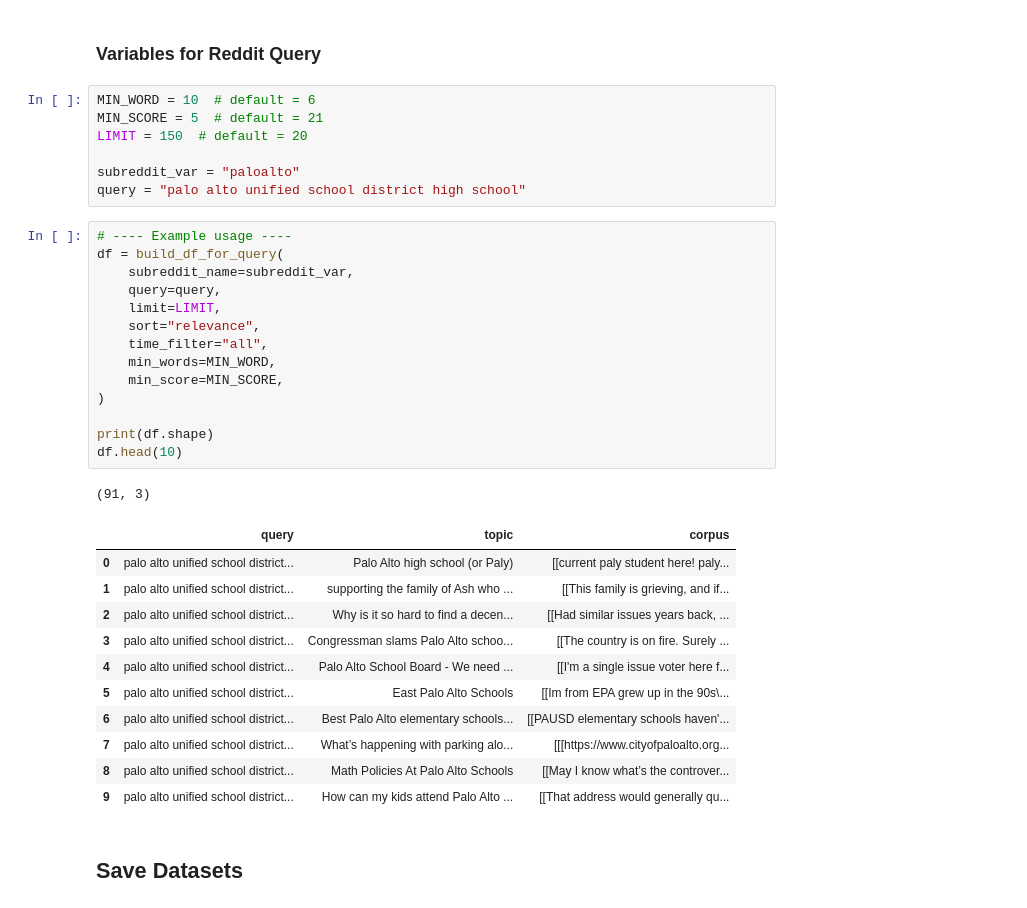
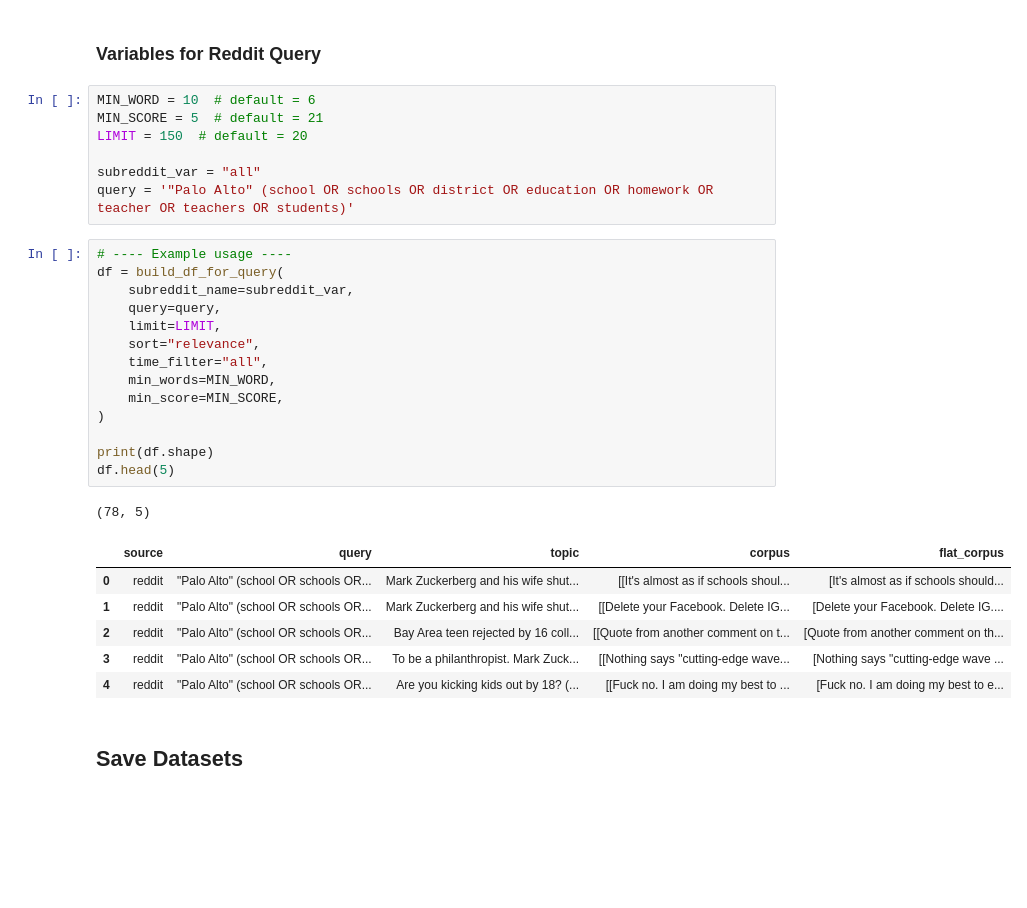
Before and after one commit to junclemente/ads509-final_project, a Jupyter notebook: notebooks/data_scraping_reddit.ipynb, the cells around one changed output. Saved outputs shown, nothing was run; the diff lists cells and outputs as text; blank space fills up the shorter version.

Commit message:
refactor: Update query functions to provide list of lists for corpus, and a flattend version for flat_corpus

```diff
--- a/notebooks/data_scraping_reddit.ipynb
+++ b/notebooks/data_scraping_reddit.ipynb
@@ -249,35 +216,30 @@ MIN_WORD = 10  # default = 6
 MIN_SCORE = 5  # default = 21
 LIMIT = 150  # default = 20
 
-subreddit_var = "paloalto"
-query = "palo alto unified school district high school"
+subreddit_var = "all"
+query = '"Palo Alto" (school OR schools OR district OR education OR homework OR teacher OR teachers OR students)'
 # %%
 # ---- Example usage ----
 df = build_df_for_query(
     subreddit_name=subreddit_var,
     query=query,
     limit=LIMIT,
     sort="relevance",
     time_filter="all",
     min_words=MIN_WORD,
     min_score=MIN_SCORE,
 )
 
 print(df.shape)
-df.head(10)
+df.head(5)
 # %% [output]
-(91, 3)
+(78, 5)
-|  | query | topic | corpus |
-| 0 | palo alto unified school district... | Palo Alto high school (or Paly) | [[current paly student here! paly... |
-| 1 | palo alto unified school district... | supporting the family of Ash who ... | [[This family is grieving, and if... |
-| 2 | palo alto unified school district... | Why is it so hard to find a decen... | [[Had similar issues years back, ... |
-| 3 | palo alto unified school district... | Congressman slams Palo Alto schoo... | [[The country is on fire. Surely ... |
-| 4 | palo alto unified school district... | Palo Alto School Board - We need ... | [[I'm a single issue voter here f... |
-| 5 | palo alto unified school district... | East Palo Alto Schools | [[Im from EPA grew up in the 90s\... |
-| 6 | palo alto unified school district... | Best Palo Alto elementary schools... | [[PAUSD elementary schools haven'... |
-| 7 | palo alto unified school district... | What’s happening with parking alo... | [[[https://www.cityofpaloalto.org... |
-| 8 | palo alto unified school district... | Math Policies At Palo Alto Schools | [[May I know what’s the controver... |
-| 9 | palo alto unified school district... | How can my kids attend Palo Alto ... | [[That address would generally qu... |
+|  | source | query | topic | corpus | flat_corpus |
+| 0 | reddit | "Palo Alto" (school OR schools OR... | Mark Zuckerberg and his wife shut... | [[It's almost as if schools shoul... | [It's almost as if schools should... |
+| 1 | reddit | "Palo Alto" (school OR schools OR... | Mark Zuckerberg and his wife shut... | [[Delete your Facebook. Delete IG... | [Delete your Facebook. Delete IG.... |
+| 2 | reddit | "Palo Alto" (school OR schools OR... | Bay Area teen rejected by 16 coll... | [[Quote from another comment on t... | [Quote from another comment on th... |
+| 3 | reddit | "Palo Alto" (school OR schools OR... | To be a philanthropist. Mark Zuck... | [[Nothing says "cutting-edge wave... | [Nothing says "cutting-edge wave ... |
+| 4 | reddit | "Palo Alto" (school OR schools OR... | Are you kicking kids out by 18? (... | [[Fuck no. I am doing my best to ... | [Fuck no. I am doing my best to e... |
 # %% [markdown]
 ## Save Datasets
 # %%
```
Also changed, not shown: parts of 2 cells of this notebook.
